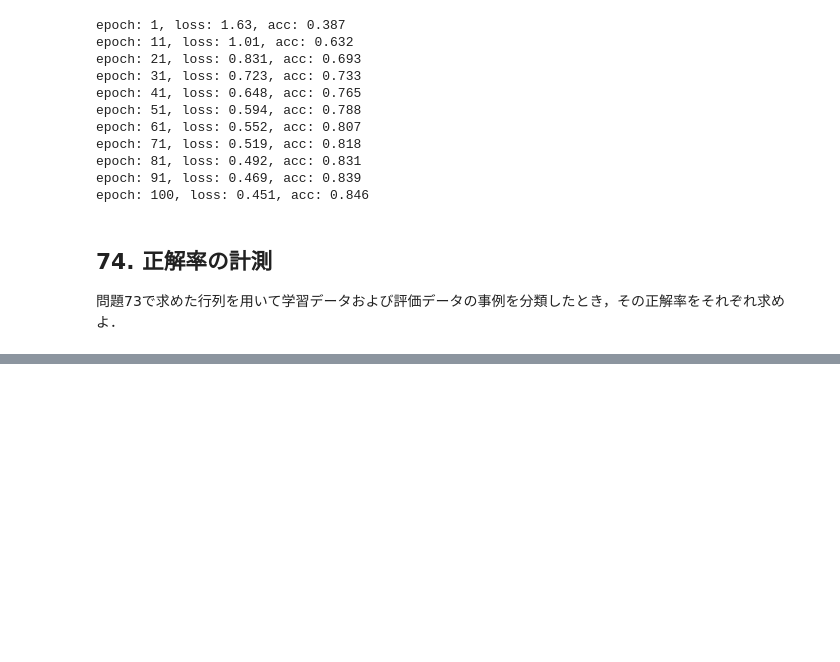
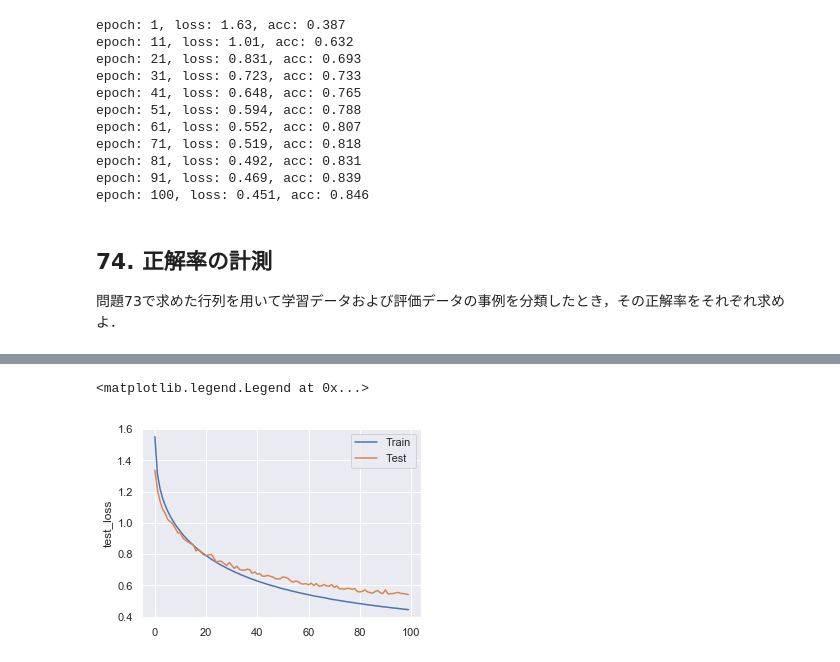
Before and after one commit to tmaruy/nlp100, a Jupyter notebook: chapter8.ipynb, the cells around one changed output, grey strips where cells are left out. Drawn from its saved outputs; the diff is of its cells as text; code cells hidden in the pictures; blank space fills up the shorter version.

```diff
--- a/chapter8.ipynb
+++ b/chapter8.ipynb
@@ -198,3 +198,9 @@ epoch: 100, loss: 0.451, acc: 0.846
 ## 74. 正解率の計測
 
 問題73で求めた行列を用いて学習データおよび評価データの事例を分類したとき，その正解率をそれぞれ求めよ．
+# %%
+def val_step(x, t):
+    model.eval() # Evaluation mode
+    preds = model(x)
+    loss = criterion(preds, t)
+    return loss, preds
@@ -200,0 +215,6 @@ epoch: 100, loss: 0.451, acc: 0.846
+# %%
+# 評価データ
+x_ = torch.Tensor(np.array(x_test)).to(device)
+y_ = torch.Tensor(y_test).long().to(device)
+loss, preds = val_step(x_, y_)
+accuracy_score(y_.tolist(), preds.argmax(dim=1).tolist())
@@ -200,0 +282,8 @@ epoch: 100, loss: 0.451, acc: 0.846
+# %%
+plt.rcParams['figure.figsize'] = (5, 3.5)
+sns.lineplot(x=performance.index, y=performance.train_loss)
+sns.lineplot(x=performance.index, y=performance.test_loss)
+plt.legend(["Train", "Test"])
+# %% [output]
+<matplotlib.legend.Legend at 0x...>
+[figure, added]
```
Also changed, not shown: parts of 12 cells of this notebook.
